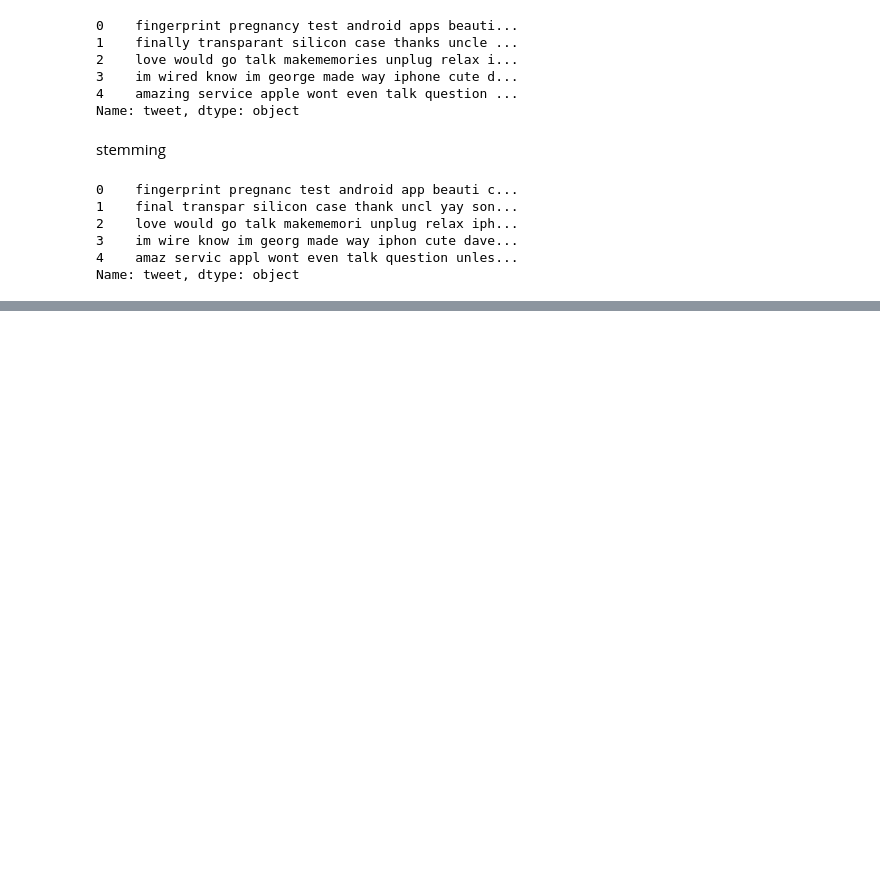
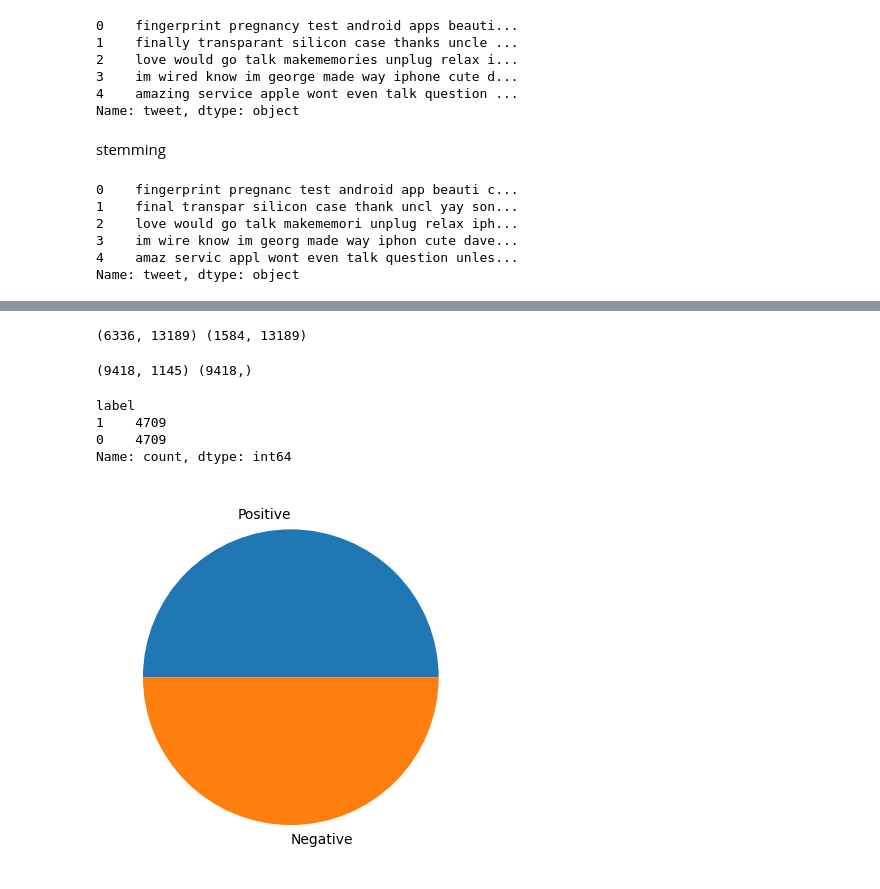
Before and after one commit to CharakaJith/SinhalaSense, a Jupyter notebook: notebooks/02.model_building.ipynb, the cells around one changed output, grey strips where cells are left out. Drawn from its saved outputs; the diff is of its cells as text; code cells hidden in the pictures; blank space fills up the shorter version.

```diff
--- a/notebooks/02.model_building.ipynb
+++ b/notebooks/02.model_building.ipynb
@@ -186,0 +269,18 @@ Name: tweet, dtype: object
+# %%
+def vectorizer(ds, vocabulary):
+    vectorized_list = []
+
+    for sentence in ds:
+        sentence_list = np.zeros(len(vocabulary))
+
+        for i in range(len(vocabulary)):
+            if vocabulary[i] in sentence.split():
+                sentence_list[i] = 1
+
+        vectorized_list.append(sentence_list)  # Only append after processing the sentence
+
+    vectorized_list_new = np.asarray(vectorized_list, dtype=np.float32)
+    return vectorized_list_new
+# %%
+vectorized_X_train = vectorizer(X_train, tokens)
+vectorized_X_test = vectorizer(X_test, tokens)
@@ -186,0 +327,28 @@ Name: tweet, dtype: object
+# %%
+from sklearn.feature_extraction.text import TfidfVectorizer
+vectorizer = TfidfVectorizer()
+X_train_vec = vectorizer.fit_transform(X_train)
+X_test_vec = vectorizer.transform(X_test)
+
+print(X_train_vec.shape, X_test_vec.shape)  # Check the shape of the vectorized data
+# %% [output]
+(6336, 13189) (1584, 13189)
+# %%
+from imblearn.over_sampling import SMOTE
+smote = SMOTE()
+vectorized_X_train_smote, Y_train_smote = smote.fit_resample(vectorized_X_train, Y_train)
+print(vectorized_X_train_smote.shape, Y_train_smote.shape)
+# %% [output]
+(9418, 1145) (9418,)
+# %%
+Y_train_smote.value_counts()
+# %% [output]
+label
+1    4709
+0    4709
+Name: count, dtype: int64
+# %%
+plt.pie(np.array([Y_train_smote.value_counts()[0], Y_train_smote.value_counts()[1]]), labels=['Positive', 'Negative'])
+plt.show()
+# %% [output]
+[figure, added]
```
Also changed, not shown: parts of 21 cells of this notebook, 1 other file.
